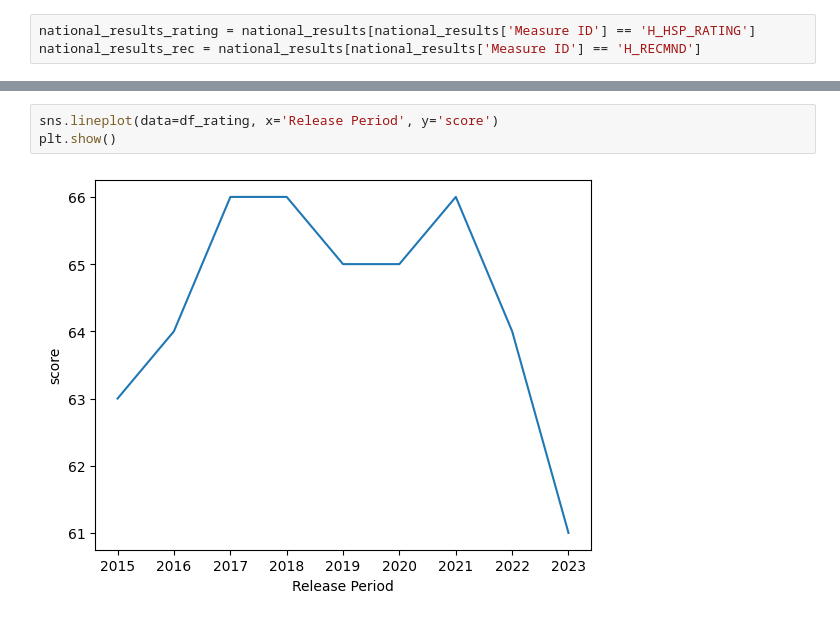
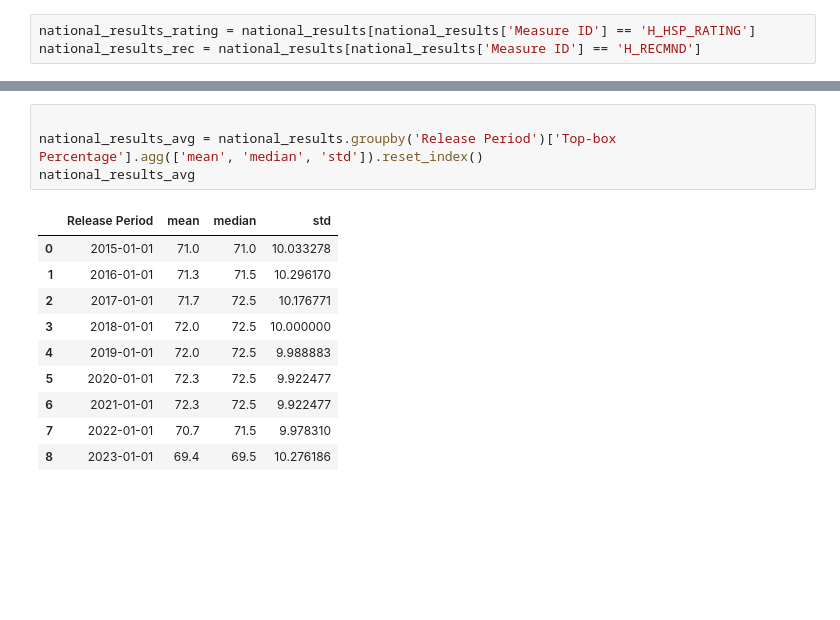
Before and after one commit to andyguo0228/maven_healthcare, a Jupyter notebook: maven_healthcare.ipynb, the cells around one changed output, grey strips where cells are left out. Drawn from its saved outputs; the diff is of its cells as text; blank space fills up the shorter version.

```diff
--- a/maven_healthcare.ipynb
+++ b/maven_healthcare.ipynb
@@ -174,5 +85,15 @@ memory usage: 504.0+ bytes
-# %%
-sns.lineplot(data=df_rating, x='Release Period', y='score')
-plt.show()
-# %% [output]
-[figure, removed]
+# %%
+
+national_results_avg = national_results.groupby('Release Period')['Top-box Percentage'].agg(['mean', 'median', 'std']).reset_index()
+national_results_avg
+# %% [output]
+|  | Release Period | mean | median | std |
+| 0 | 2015-01-01 | 71.0 | 71.0 | 10.033278 |
+| 1 | 2016-01-01 | 71.3 | 71.5 | 10.296170 |
+| 2 | 2017-01-01 | 71.7 | 72.5 | 10.176771 |
+| 3 | 2018-01-01 | 72.0 | 72.5 | 10.000000 |
+| 4 | 2019-01-01 | 72.0 | 72.5 | 9.988883 |
+| 5 | 2020-01-01 | 72.3 | 72.5 | 9.922477 |
+| 6 | 2021-01-01 | 72.3 | 72.5 | 9.922477 |
+| 7 | 2022-01-01 | 70.7 | 71.5 | 9.978310 |
+| 8 | 2023-01-01 | 69.4 | 69.5 | 10.276186 |
```
Also changed, not shown: parts of 24 cells of this notebook.
